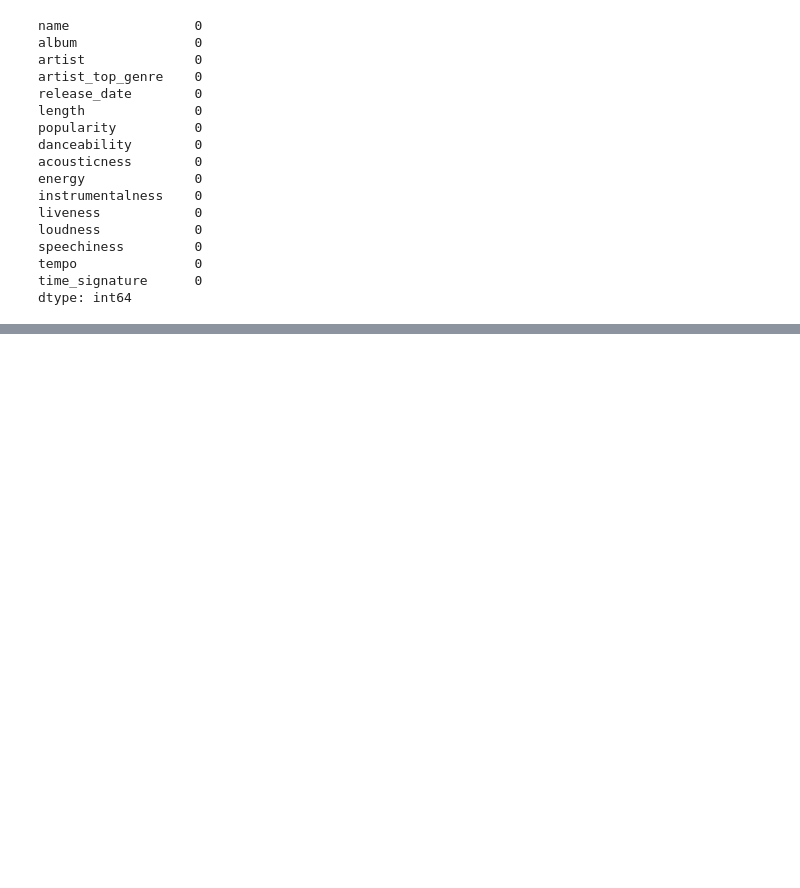
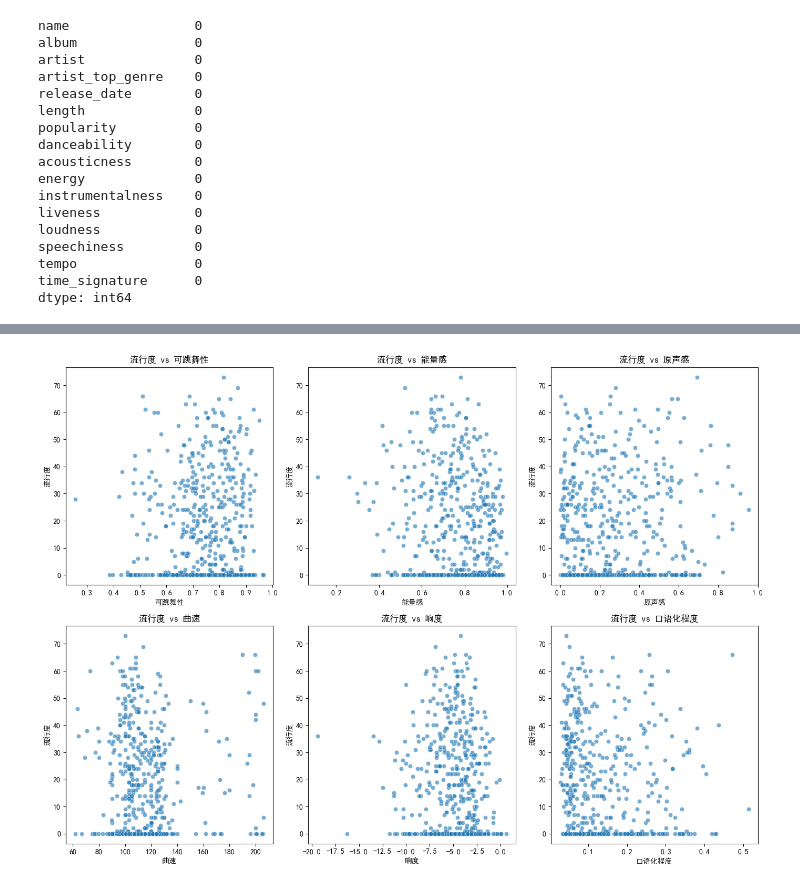
Before and after one commit to chenwenhao2025/xxqzy1, a Jupyter notebook: xxqdm1.1.ipynb, the cells around one changed output, grey strips where cells are left out. Saved outputs shown, nothing was run; the diff lists cells and outputs as text; code cells hidden in the pictures; blank space fills up the shorter version.

```diff
--- a/xxqdm1.1.ipynb
+++ b/xxqdm1.1.ipynb
@@ -118,0 +102,12 @@ findfont: Generic family 'sans-serif' not found because none of the following fa
+# %%
+# 流行度与音乐特征的关系
+plt.figure(figsize=(14, 10))
+features = ['可跳舞性', '能量感', '原声感', '曲速', '响度', '口语化程度']
+for i, feat in enumerate(features):
+    plt.subplot(2, 3, i+1)
+    sns.scatterplot(x=df[feat], y=df['流行度'], alpha=0.6)
+    plt.title(f'流行度 vs {feat}')
+plt.tight_layout()
+plt.show()
+# %% [output]
+[figure, added]
```
Also changed, not shown: parts of 6 cells of this notebook.
